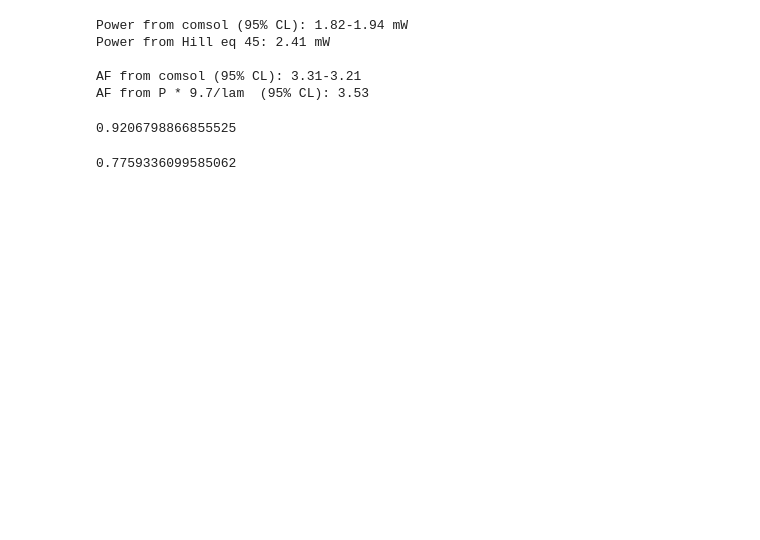
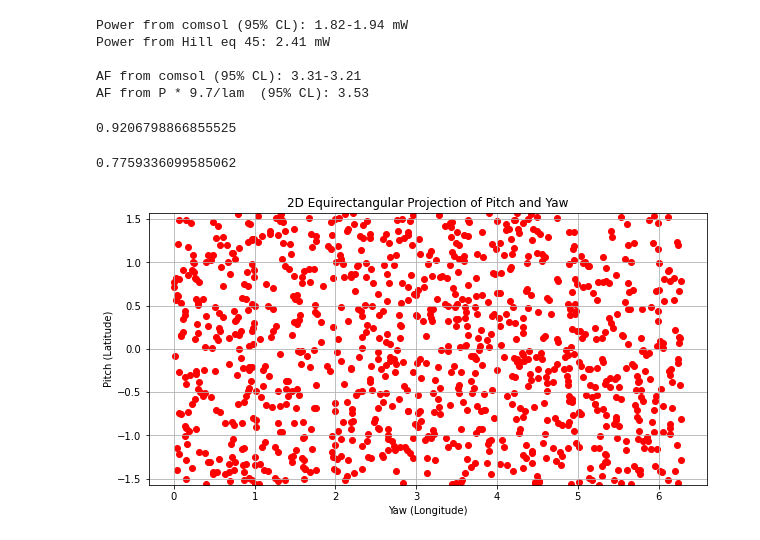
Before and after one commit to josephmlev/darkRadio, a Jupyter notebook: comsolSimulations/Af_eff_testing_9_11_23/analyis.ipynb, the cells around one changed output. Drawn from its saved outputs; the diff is of its cells as text; code cells hidden in the pictures; blank space fills up the shorter version.

```diff
--- a/comsolSimulations/Af_eff_testing_9_11_23/analyis.ipynb
+++ b/comsolSimulations/Af_eff_testing_9_11_23/analyis.ipynb
@@ -116,3 +119,41 @@ AF from P * 9.7/lam  (95% CL): 3.53
 1.87/2.41 #power comsol/power theory
 # %% [output]
 0.7759336099585062
+# %%
+import matplotlib.pyplot as plt
+import numpy as np
+
+def scatter_plot_on_sphere(pitch, yaw):
+    """
+    Scatter plot on 2D equirectangular projection.
+
+    Args:
+    - pitch (list or numpy array): List of pitch values in radians.
+    - yaw (list or numpy array): List of yaw values in radians.
+
+    """
+
+    plt.figure(figsize=(10, 5))
+
+    # The scatter plot
+    plt.scatter(yaw, pitch, marker='o', c='red')
+
+    # Setting the limits
+    #plt.xlim([-np.pi, np.pi])
+    plt.ylim([-np.pi/2, np.pi/2])
+
+    # Labels and title
+    plt.xlabel('Yaw (Longitude)')
+    plt.ylabel('Pitch (Latitude)')
+    plt.title('2D Equirectangular Projection of Pitch and Yaw')
+
+    plt.grid(True)
+    plt.show()
+
+# Example usage:
+pitch = np.random.uniform(-np.pi/2, np.pi/2, 1000)  # Random values between -pi/2 and pi/2
+yaw = np.random.uniform(0, 2*np.pi, 1000)  # Random values between -pi and pi
+
+scatter_plot_on_sphere(pitch, yaw)
+# %% [output]
+[figure, added]
```
Also changed, not shown: parts of 3 cells of this notebook, 8 other files.
